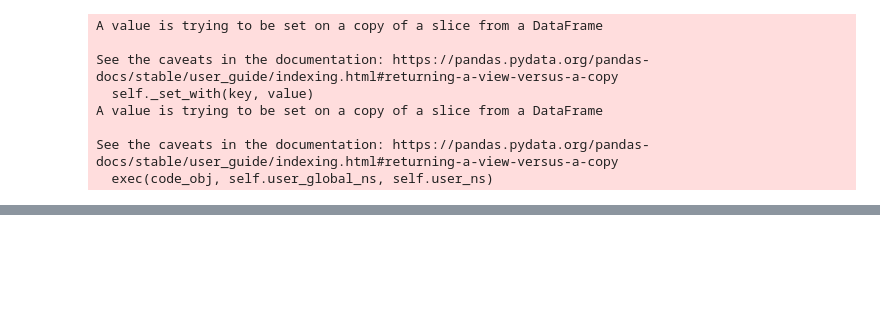
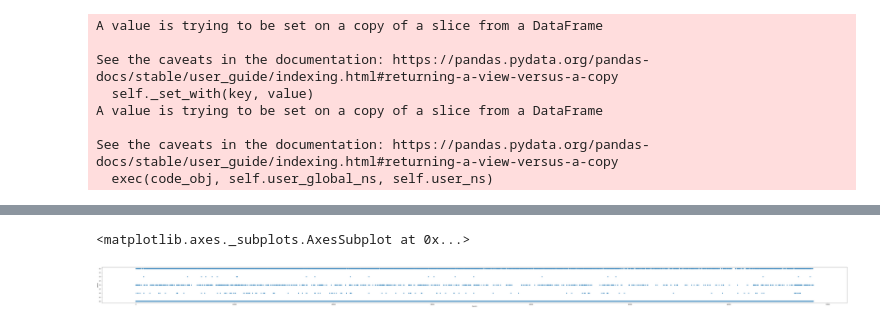
Before and after one commit to leeEunJooo/NetworkAssociation, a Jupyter notebook: groupbyClient.ipynb, the cells around one changed output, grey strips where cells are left out. Saved outputs shown, nothing was run; the diff lists cells and outputs as text; code cells hidden in the pictures; blank space fills up the shorter version.

```diff
--- a/groupbyClient.ipynb
+++ b/groupbyClient.ipynb
@@ -147,14 +178,3 @@ MultiIndex([(    0,      'PUSAN-OUTDOOR > PUSAN-OUTDOOR'),
-# %%
-scale = StandardScaler()
-scale.fit(grouped)
-scaled_X = scale.transform(grouped)
-grouped['scaled_x'] = scaled_X[:,0]
-grouped['scaled_y'] = scaled_X[:,1]
-dbscan = DBSCAN(eps = 0.5, min_samples = 3)
-cluster = dbscan.fit_predict(scaled_X)
-grouped['cluster'] = cluster
-
-plt.scatter(x = grouped.scaled_x, y = grouped.scaled_y, c = grouped.cluster)
-plt.title('DBSCAN Clustering in TonghabGige')
-plt.xlabel('scaled_x')
-plt.ylabel('scaled_y')
+# %%
+rgrouped = grouped.reset_index(drop = False, inplace = False)
+rgrouped
@@ -160,0 +195,21 @@ plt.ylabel('scaled_y')
+# %%
+feature = rgrouped[ ['Client.6','Utilization.1','Utilization.2']]
+model = KMeans(n_clusters=5,algorithm='auto')
+model.fit(feature)
+predict = pd.DataFrame(model.predict(feature))
+predict.columns=['predict']
+# %%
+r = pd.concat([rgrouped,predict],axis=1)
+# %%
+figure, (ax1) = plt.subplots(nrows=1, ncols=1)
+
+figure.set_size_inches(100,5)
+
+sns.regplot(x=r['Client.6'],
+
+           y=r['predict'],
+
+           fit_reg=False) # no regression line
+# %% [output]
+<matplotlib.axes._subplots.AxesSubplot at 0x...>
+[figure, added]
```
Also changed, not shown: parts of 25 cells of this notebook.
